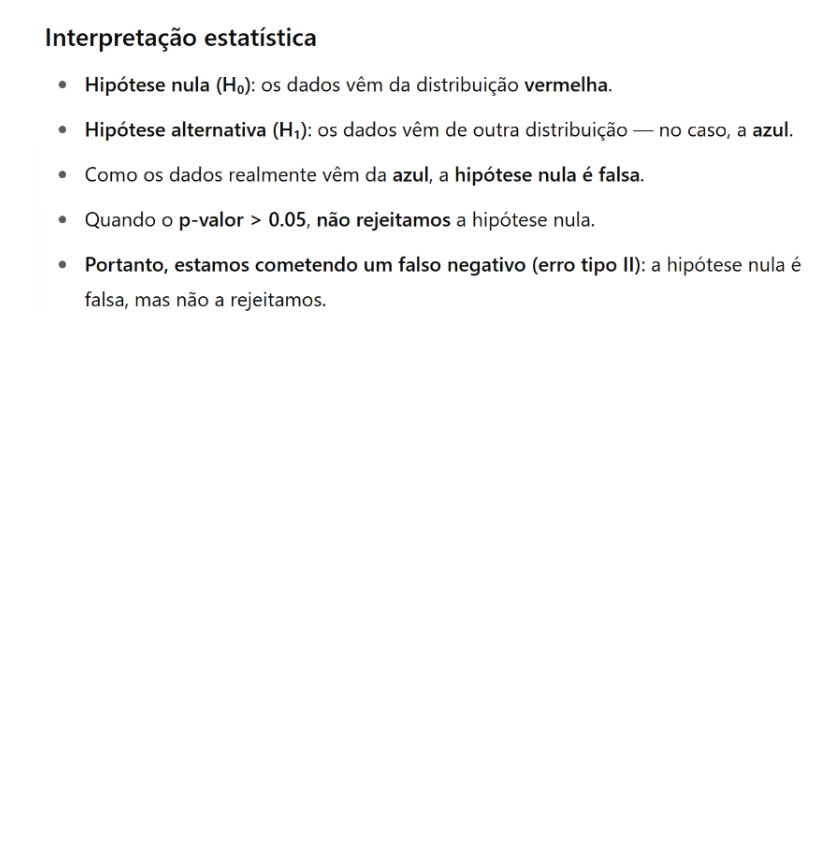
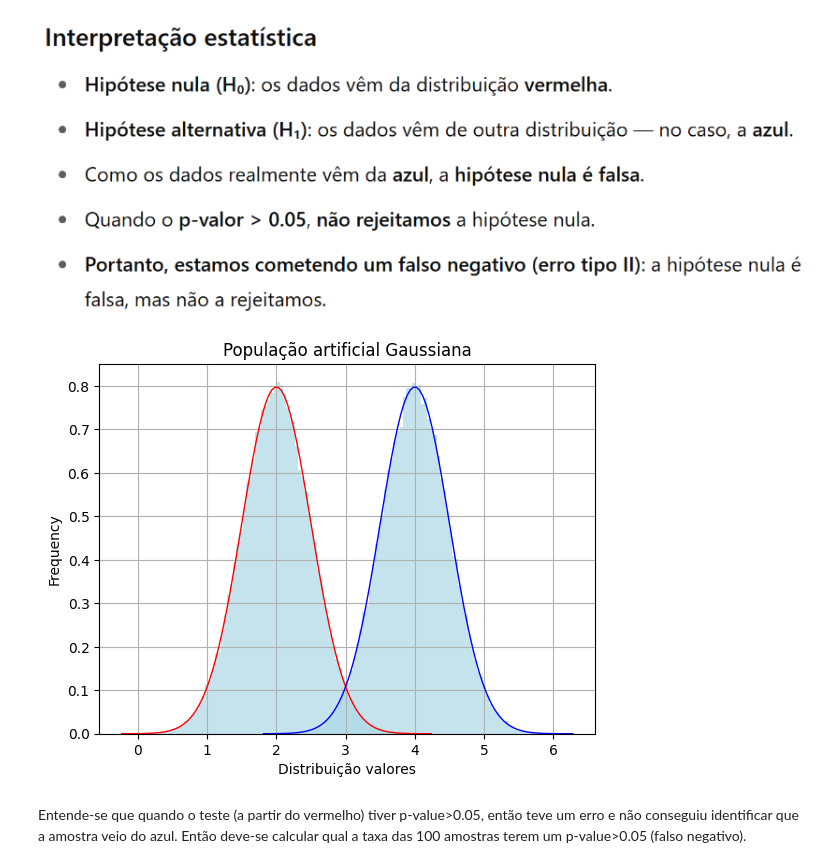
Before and after one commit to rncebranco/ufpa_ficcd_2025, a Jupyter notebook: FICCD_Claudomiro_ativ_03_sampleEsampling_dist_TLC_Pvalue_Raimunda_Branco.ipynb, the cells around one changed output. Drawn from its saved outputs; the diff is of its cells as text; code cells hidden in the pictures; blank space fills up the shorter version.

```diff
--- a/FICCD_Claudomiro_ativ_03_sampleEsampling_dist_TLC_Pvalue_Raimunda_Branco.ipynb
+++ b/FICCD_Claudomiro_ativ_03_sampleEsampling_dist_TLC_Pvalue_Raimunda_Branco.ipynb
@@ -303,3 +304,41 @@ Taxa de falsos negativos: desde que se adote como hipótese nula a distribuiçã
 ![Screenshot 2025-05-04 230810.png](embedded-picture-1)
 # %% [markdown]
 ![Screenshot 2025-05-04 231044.png](embedded-picture-1)
+# %%
+# Create histogram using Matplotlib:
+
+# Calculate real mean and real standart deviation
+mean_red, std_red = 2, 0.5
+mean_blue, std_blue = 4, 0.5
+
+size_sample = 100000
+
+# População artificial dessa variável com uma distribuição Gaussiana
+np.random.seed(42)
+sample_1 = np.random.normal(loc=mean_red, scale=std_red, size=size_sample)
+sample_2 = np.random.normal(loc=mean_blue, scale=std_blue, size=size_sample)
+
+# Create histogram
+plt.hist(sample_1, color='lightblue', bins=100, density=True, alpha=0.7)
+plt.hist(sample_2, color='lightblue', bins=100, density=True, alpha=0.7)
+plt.title('População artificial Gaussiana')
+plt.xlabel('Distribuição valores')
+plt.ylabel('Frequency')
+
+# Curva normal
+# 100 pontos entre os limites
+x_red = np.linspace(min(sample_1), max(sample_1), 100)
+x_blue = np.linspace(min(sample_2), max(sample_2), 100)
+# Calcula os valores da PDF da normal para cada ponto x
+p_red = norm.pdf(x_red, loc=mean_red, scale=std_red)
+p_blue = norm.pdf(x_blue, loc=mean_blue, scale=std_blue)
+# Plotar a curva normal
+plt.plot(x_red, p_red, color='red', linewidth=1, label='Distribuição Normal')
+plt.plot(x_blue, p_blue, color='blue', linewidth=1, label='Distribuição Normal')
+
+plt.grid(True)
+plt.show()
+# %% [output]
+[figure, added]
+# %% [markdown]
+Entende-se que quando o teste (a partir do vermelho) tiver p-value>0.05, então teve um erro e não conseguiu identificar que a amostra veio do azul. Então deve-se calcular qual a taxa das 100 amostras terem um p-value>0.05 (falso negativo).
```
Also changed, not shown: parts of 2 cells of this notebook.
